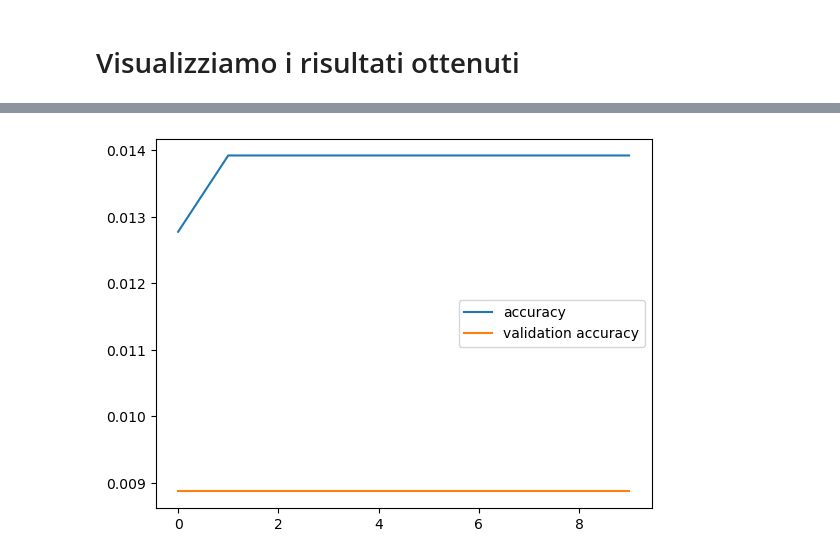
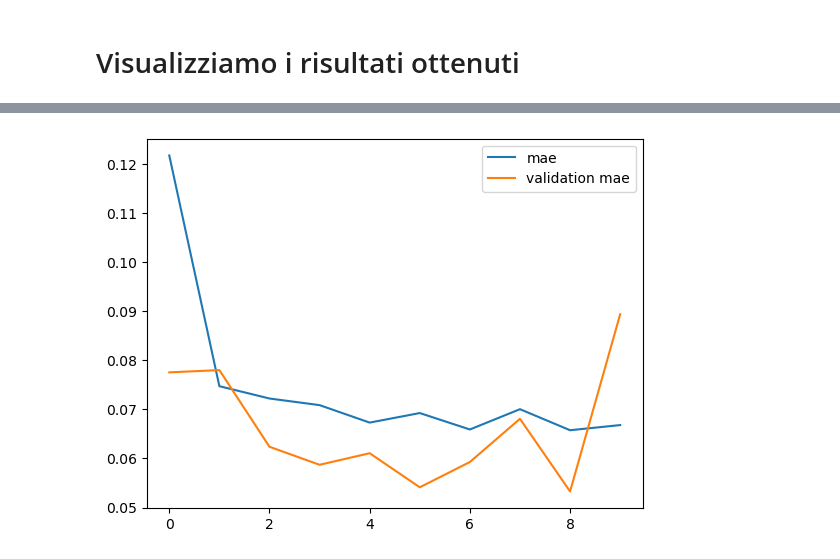
Before and after one commit to Simone-Scalella/AgriVision2022, a Jupyter notebook: vgg16Test.ipynb, the cells around one changed output, grey strips where cells are left out. Cells and saved outputs as stored; diff of their text form; code cells hidden in the pictures.

```diff
--- a/vgg16Test.ipynb
+++ b/vgg16Test.ipynb
@@ -427,8 +426,8 @@ plt.show()
 # %%
 # Accuracy And Validation Accuracy
-plt.plot(hisy_vgg19.history["accuracy"], label = "accuracy")
-plt.plot(hisy_vgg19.history["val_accuracy"], label = "validation accuracy")
+plt.plot(hisy_vgg19.history["mae"], label = "mae")
+plt.plot(hisy_vgg19.history["val_mae"], label = "validation mae")
 plt.legend()
 plt.show()
 # %% [output]
-[figure, old version]
+[figure, new version]
```
Also changed, not shown: parts of 14 cells of this notebook, 2 other files.
